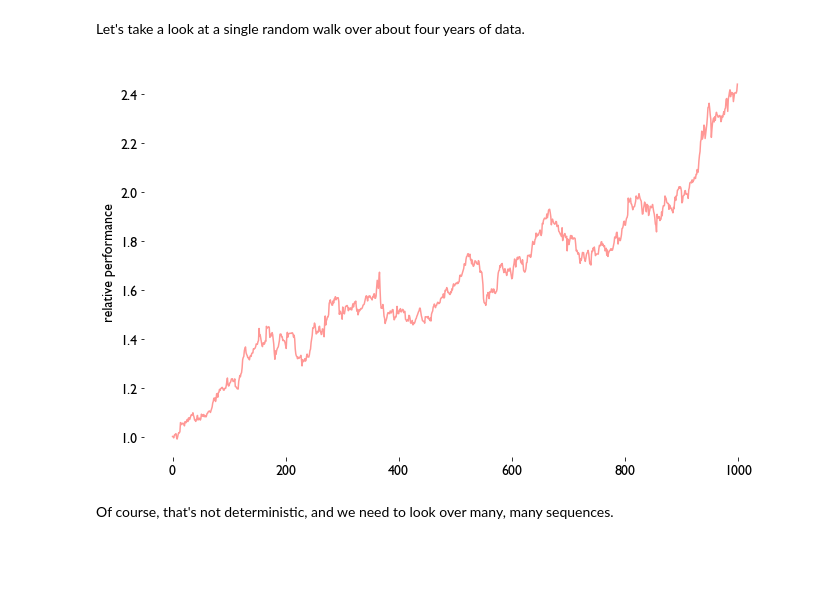
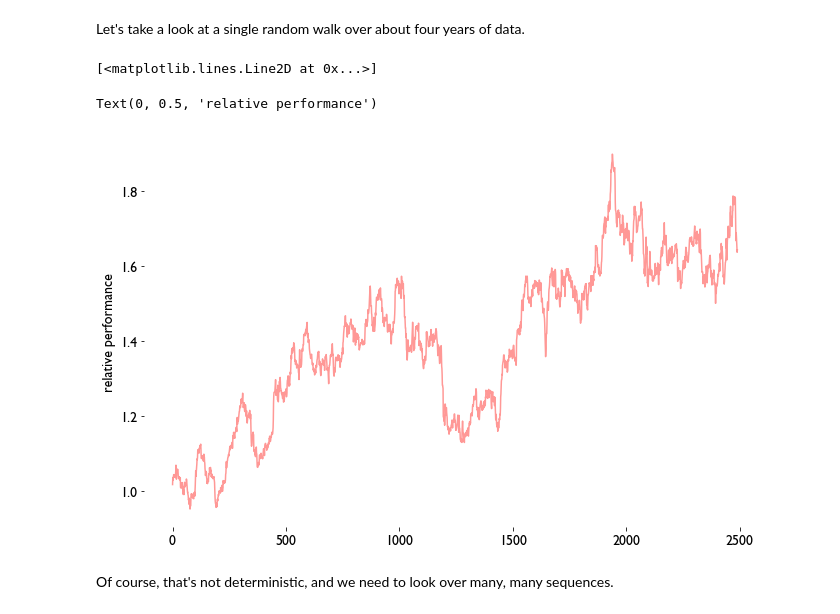
Before and after one commit to sdwebb/sp500_random_walk, a Jupyter notebook: notebooks/sp500_projection_model.ipynb, the cells around one changed output. Cells and saved outputs as stored; diff of their text form; code cells hidden in the pictures; blank space fills up the shorter version.

```diff
--- a/notebooks/sp500_projection_model.ipynb
+++ b/notebooks/sp500_projection_model.ipynb
@@ -333,7 +334,7 @@ To forecast the fluctuations, we need to build a model of the statistics of thos
 To analyze day-to-day variations and predict market variances, it would be useful to see if percent changes from day to day are correlated statistically, and to then develop a statistical model for that. First, we add a Pandas column for the percent change from day to day, and then we will look at temporal correlations.
 # %%
 # compute percent change day to day, and look at some of the data
-sp500_df['PercentChange'] = sp500_df['Close'].pct_change()
+sp500_df['PercentChange'] = sp500_df['Open_norm'].pct_change()
 
 pc_mean = np.mean(sp500_df.PercentChange)
 pc_std = np.std(sp500_df.PercentChange)
@@ -605,6 +627,8 @@ P_N = \prod_{t=0}^N (1 + x_t)
 $$
 
 We will first build a function that returns a single random walk, then we will sample many, many random walks to get a statistical idea of the market's performance for any given day. The initial seed condition will be the last value in our dataset's percent difference.
+# %%
+n_years = 10
 # %%
 def random_walk(x_0, seq_length, random_generator, dist_func, sigma=1.):
     X = np.array([0.]*seq_length)
@@ -617,18 +641,21 @@ def random_walk(x_0, seq_length, random_generator, dist_func, sigma=1.):
 # %% [markdown]
 Let's take a look at a single random walk over about four years of data.
 # %%
-seq_length = 1000
+seq_length = 249*n_years
 x0 = sp500_df.Open_norm.iloc[-1]
 X = random_walk(x0, seq_length, random_MH, daily_dist_func, sigma=.01)
 
 fig, ax = plt.subplots();
 
 ax.plot(np.cumprod(1.+X), c=tableau20['light_red']);
 ax.set_ylabel('relative performance');
 
 fig.tight_layout();
+fig.savefig('figs/single_run.png')
 # %% [output]
+[<matplotlib.lines.Line2D at 0x...>]
+Text(0, 0.5, 'relative performance')
-[figure, old version]
+[figure, new version]
 # %% [markdown]
 Of course, that's not deterministic, and we need to look over many, many sequences.
 # %%
```
Also changed, not shown: parts of 21 cells of this notebook.
